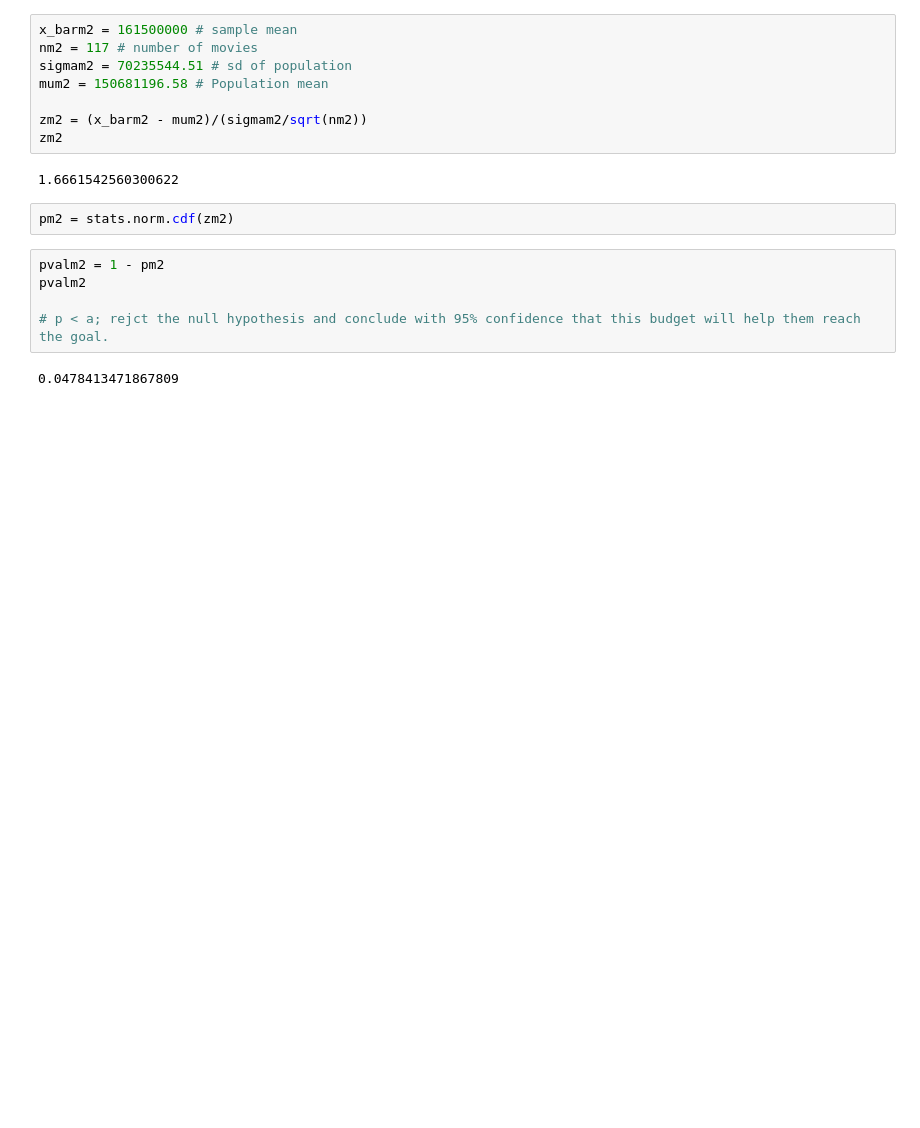
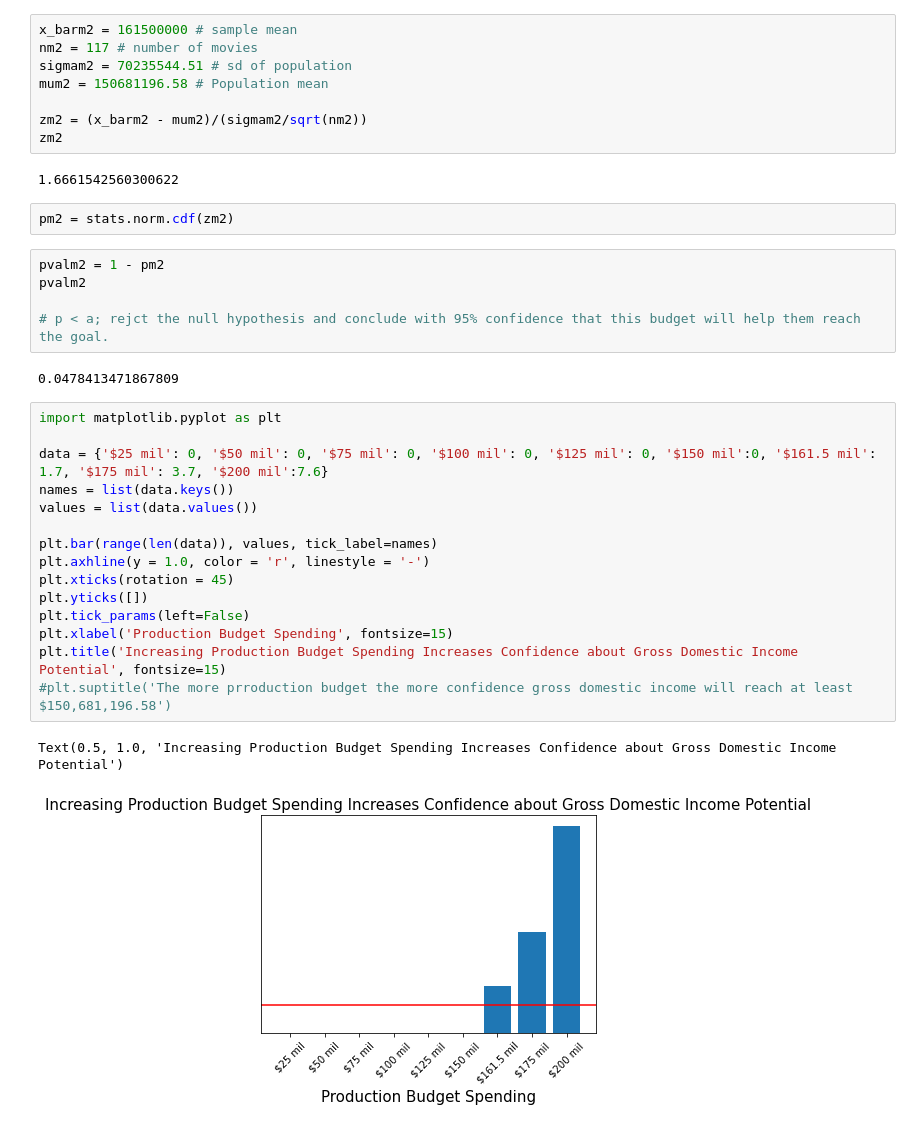
Before and after one commit to myleshansen/deloitte-intensive-capstone, a Jupyter notebook: Statistical Analysis Isabelle-Copy1.ipynb, the cells around one changed output. Cells and saved outputs as stored; diff of their text form; blank space fills up the shorter version.

```diff
--- a/Statistical Analysis Isabelle-Copy1.ipynb
+++ b/Statistical Analysis Isabelle-Copy1.ipynb
@@ -424,3 +424,21 @@ pvalm2
 # p < a; rejct the null hypothesis and conclude with 95% confidence that this budget will help them reach the goal.
 # %% [output]
 0.0478413471867809
+# %%
+import matplotlib.pyplot as plt
+
+data = {'$25 mil': 0, '$50 mil': 0, '$75 mil': 0, '$100 mil': 0, '$125 mil': 0, '$150 mil':0, '$161.5 mil': 1.7, '$175 mil': 3.7, '$200 mil':7.6}
+names = list(data.keys())
+values = list(data.values())
+
+plt.bar(range(len(data)), values, tick_label=names)
+plt.axhline(y = 1.0, color = 'r', linestyle = '-')
+plt.xticks(rotation = 45)
+plt.yticks([])
+plt.tick_params(left=False)
+plt.xlabel('Production Budget Spending', fontsize=15)
+plt.title('Increasing Production Budget Spending Increases Confidence about Gross Domestic Income Potential', fontsize=15)
+#plt.suptitle('The more prroduction budget the more confidence gross domestic income will reach at least $150,681,196.58')
+# %% [output]
+Text(0.5, 1.0, 'Increasing Production Budget Spending Increases Confidence about Gross Domestic Income Potential')
+[figure, added]
```
